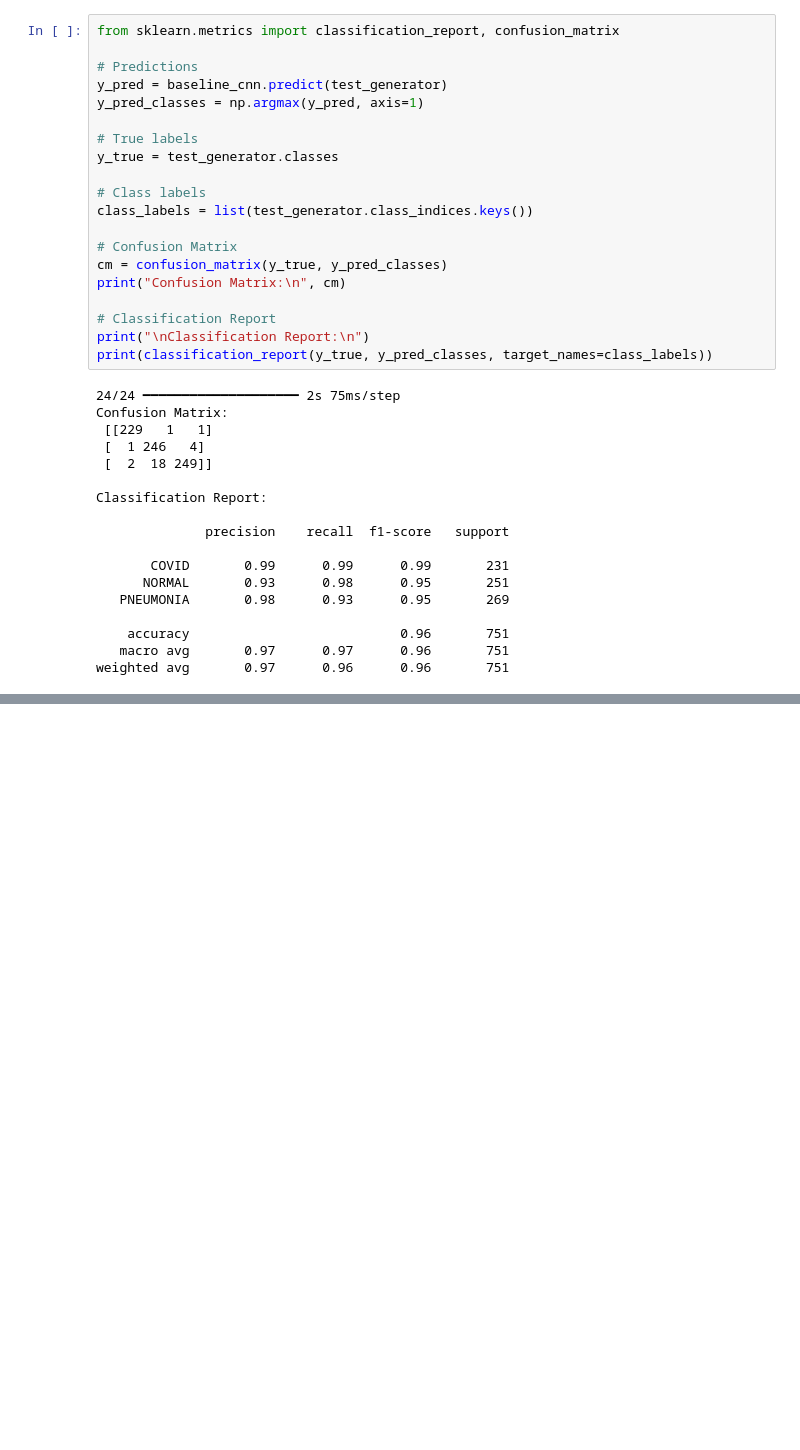
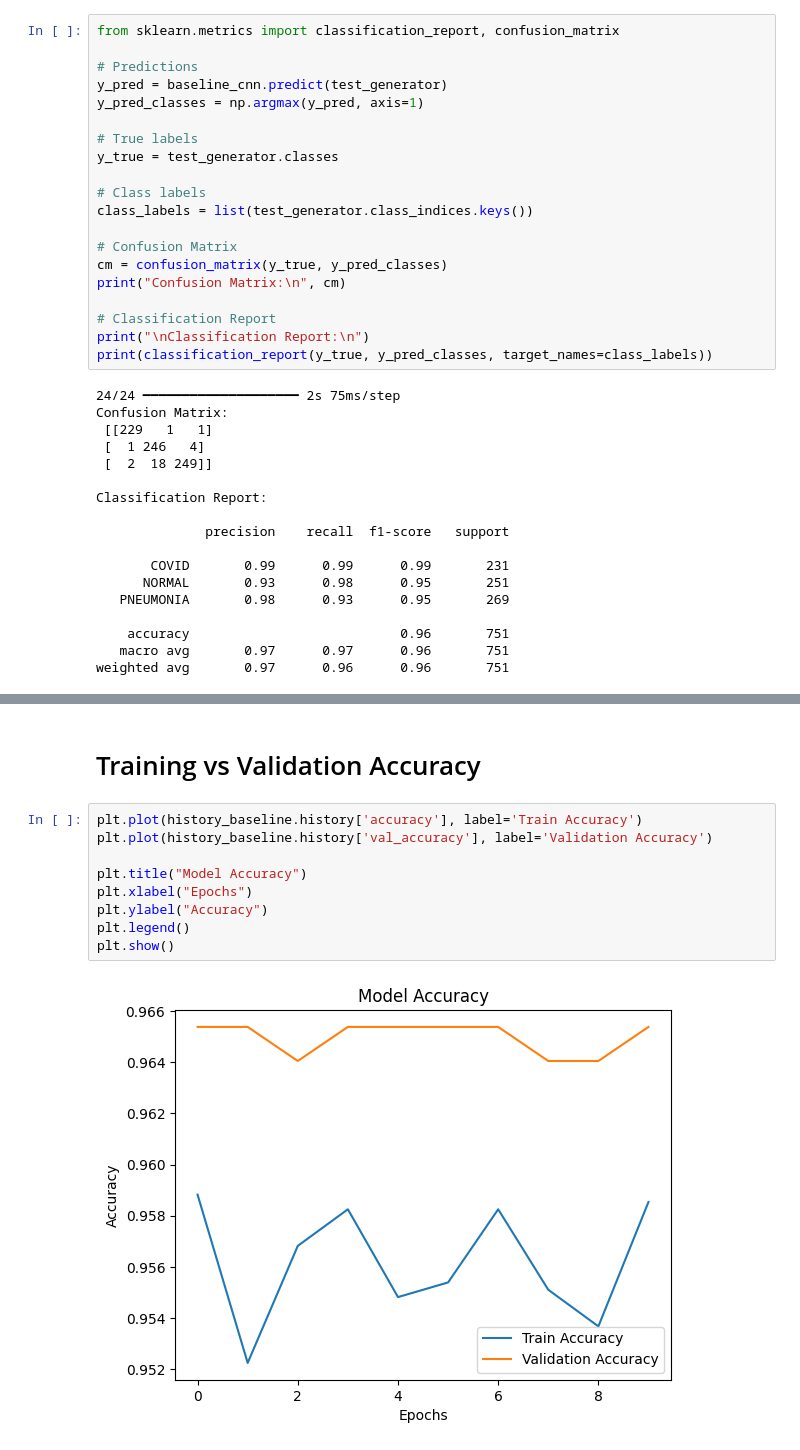
Before and after one commit to RAVIAPTISWETHA/COVID-19-Detection-from-Chest-X-ray-Images-Using-CNN-, a Jupyter notebook: CNN_Model.ipynb, the cells around one changed output, grey strips where cells are left out. Saved outputs shown, nothing was run; the diff lists cells and outputs as text; blank space fills up the shorter version.

```diff
--- a/CNN_Model.ipynb
+++ b/CNN_Model.ipynb
@@ -602,0 +617,13 @@ weighted avg       0.97      0.96      0.96       751
+# %% [markdown]
+# Training vs Validation Accuracy
+# %%
+plt.plot(history_baseline.history['accuracy'], label='Train Accuracy')
+plt.plot(history_baseline.history['val_accuracy'], label='Validation Accuracy')
+
+plt.title("Model Accuracy")
+plt.xlabel("Epochs")
+plt.ylabel("Accuracy")
+plt.legend()
+plt.show()
+# %% [output]
+[figure, added]
```
Also changed, not shown: parts of 6 cells of this notebook.
